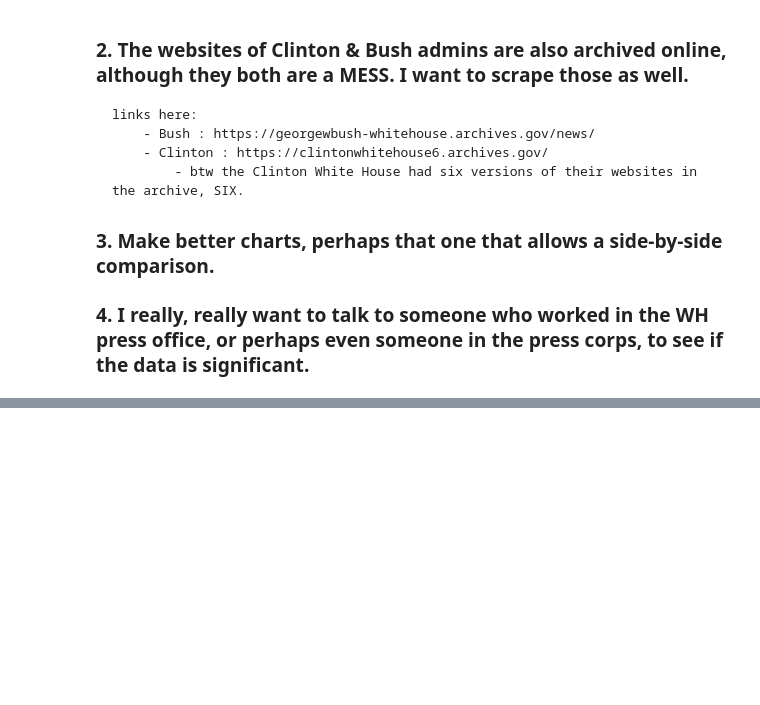
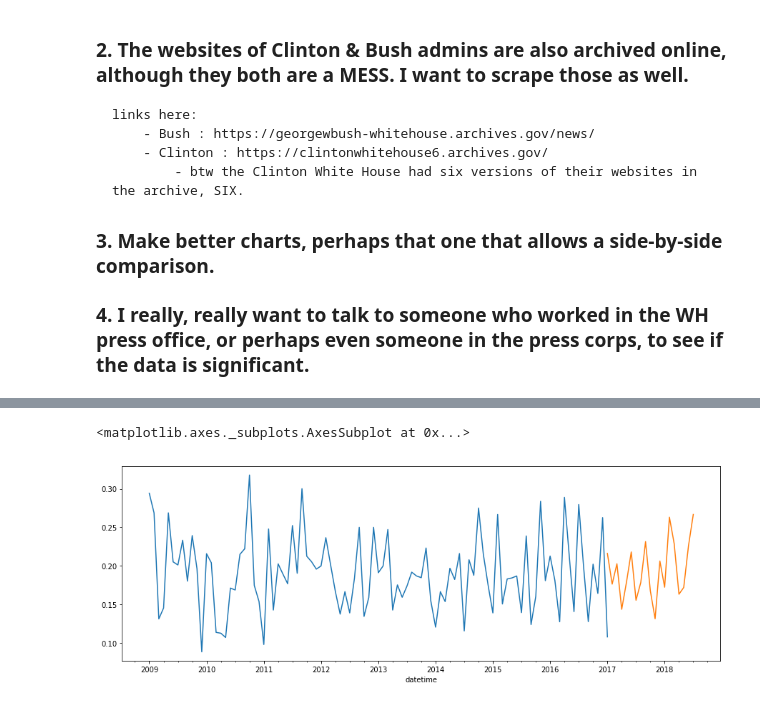
Before and after one commit to Weihua4455/data_studio, a Jupyter notebook: code/01-friday-news-dump/05_analyze_graph.ipynb, the cells around one changed output, grey strips where cells are left out. Cells and saved outputs as stored; diff of their text form; code cells hidden in the pictures; blank space fills up the shorter version.

```diff
--- a/code/01-friday-news-dump/05_analyze_graph.ipynb
+++ b/code/01-friday-news-dump/05_analyze_graph.ipynb
@@ -54,2 +35,0 @@ def get_week(row):
-# %%
-df_bo["week"] = df_bo.apply(get_week, axis=1)
@@ -61,2 +35,0 @@ def get_year(row):
-# %%
-df_dt["year"] = df_dt.apply(get_year, axis=1)
@@ -68,2 +35,0 @@ def get_week(row):
-# %%
-df_dt["week"] = df_dt.apply(get_week, axis=1)
@@ -69,0 +38,3 @@ df_dt["week"] = df_dt.apply(get_week, axis=1)
+# %%
+df_dt["datetime"] = pd.to_datetime(df_dt["time"], format = "%b %d, %Y")
+df_dt.head()
@@ -256,0 +188,9 @@ plt.savefig("obama_news_dump.pdf")
+# %%
+ax = df_bo.resample("M", on = "datetime").weekday.value_counts(normalize = True).unstack().Friday.plot(figsize = (15, 5))
+
+df_dt.resample("M", on = "datetime").weekday.value_counts(normalize = True).unstack().Friday.plot(figsize = (15, 5), ax = ax)
+
+# WOW
+# %% [output]
+<matplotlib.axes._subplots.AxesSubplot at 0x...>
+[figure, added]
```
Also changed, not shown: parts of 63 cells of this notebook, 4 other files.
